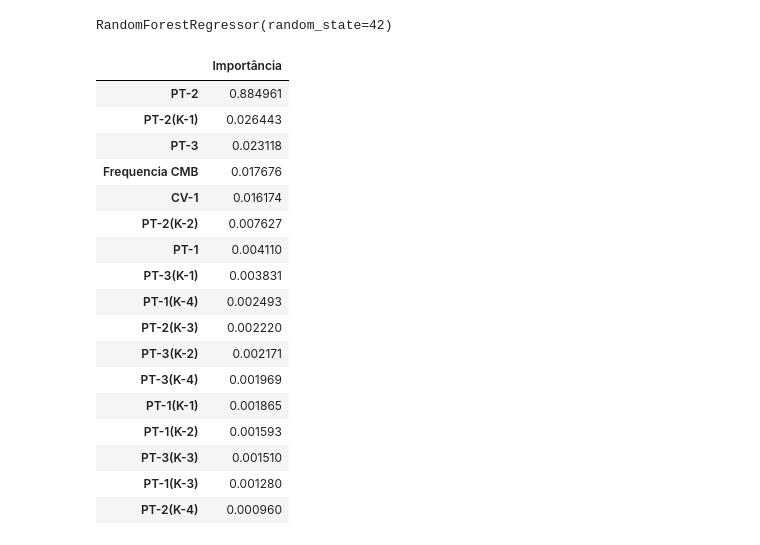
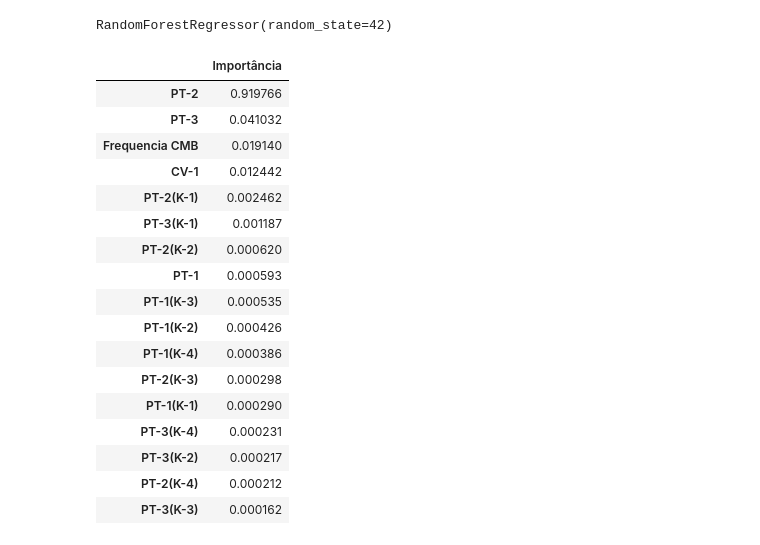
Before and after one commit to Miguel-mmf/smart-automation, a Jupyter notebook: ava02/pt2/modelo.ipynb, the cells around one changed output. Saved outputs shown, nothing was run; the diff lists cells and outputs as text; code cells hidden in the pictures.

```diff
--- a/ava02/pt2/modelo.ipynb
+++ b/ava02/pt2/modelo.ipynb
@@ -20,9 +33,14 @@ df.head()
 | 2 | 40.0 | 0.588588 | -0.973145 | 6.764509 | 4.208705 |
 | 3 | 40.0 | 0.559163 | -0.969645 | 6.798177 | 4.164713 |
 | 4 | 40.0 | 0.570940 | -0.978655 | 6.791295 | 4.159598 |
+# %%
+for column in df.columns:
+    df[column] = df[column].rolling(5).mean()
+
+df.dropna(inplace=True)
 # %%
 n_anteriores = 4
-n_posteriores = 2
+n_posteriores = 1
 
 for i in range(1,n_anteriores+1):
     df[f'PT-1(K-{i})'] = df['PT-1'].shift(i)
@@ -122,35 +140,35 @@ aux = df.copy()
 
 rf = RandomForestRegressor(n_estimators=100, random_state=42)
 rf.fit(
-    aux.drop(columns=['PT-1(K+1)', 'PT-2(K+1)', 'PT-3(K+1)', 'PT-1(K+2)', 'PT-2(K+2)', 'PT-3(K+2)']),
-    aux.filter(items=['PT-1(K+1)', 'PT-2(K+1)', 'PT-3(K+1)', 'PT-1(K+2)', 'PT-2(K+2)', 'PT-3(K+2)'])
+    aux.drop(columns=cols),
+    aux.filter(items=cols)
 )
 # %% [output]
 RandomForestRegressor(random_state=42)
 # %%
 feature_importances = pd.DataFrame(
-    index=aux.drop(columns=['PT-1(K+1)', 'PT-2(K+1)', 'PT-3(K+1)', 'PT-1(K+2)', 'PT-2(K+2)', 'PT-3(K+2)']).columns,
+    index=aux.drop(columns=cols).columns,
     data=rf.feature_importances_,
     columns=['Importância']
 ).sort_values(by='Importância', ascending=False)
 
 feature_importances
 # %% [output]
 |  | Importância |
-| PT-2 | 0.884961 |
-| PT-2(K-1) | 0.026443 |
-| PT-3 | 0.023118 |
-| Frequencia CMB | 0.017676 |
-| CV-1 | 0.016174 |
-| PT-2(K-2) | 0.007627 |
-| PT-1 | 0.004110 |
-| PT-3(K-1) | 0.003831 |
-| PT-1(K-4) | 0.002493 |
-| PT-2(K-3) | 0.002220 |
-| PT-3(K-2) | 0.002171 |
-| PT-3(K-4) | 0.001969 |
-| PT-1(K-1) | 0.001865 |
-| PT-1(K-2) | 0.001593 |
-| PT-3(K-3) | 0.001510 |
-| PT-1(K-3) | 0.001280 |
-| PT-2(K-4) | 0.000960 |
+| PT-2 | 0.919766 |
+| PT-3 | 0.041032 |
+| Frequencia CMB | 0.019140 |
+| CV-1 | 0.012442 |
+| PT-2(K-1) | 0.002462 |
+| PT-3(K-1) | 0.001187 |
+| PT-2(K-2) | 0.000620 |
+| PT-1 | 0.000593 |
+| PT-1(K-3) | 0.000535 |
+| PT-1(K-2) | 0.000426 |
+| PT-1(K-4) | 0.000386 |
+| PT-2(K-3) | 0.000298 |
+| PT-1(K-1) | 0.000290 |
+| PT-3(K-4) | 0.000231 |
+| PT-3(K-2) | 0.000217 |
+| PT-2(K-4) | 0.000212 |
+| PT-3(K-3) | 0.000162 |
```
Also changed, not shown: parts of 13 cells of this notebook, 1 other file.
